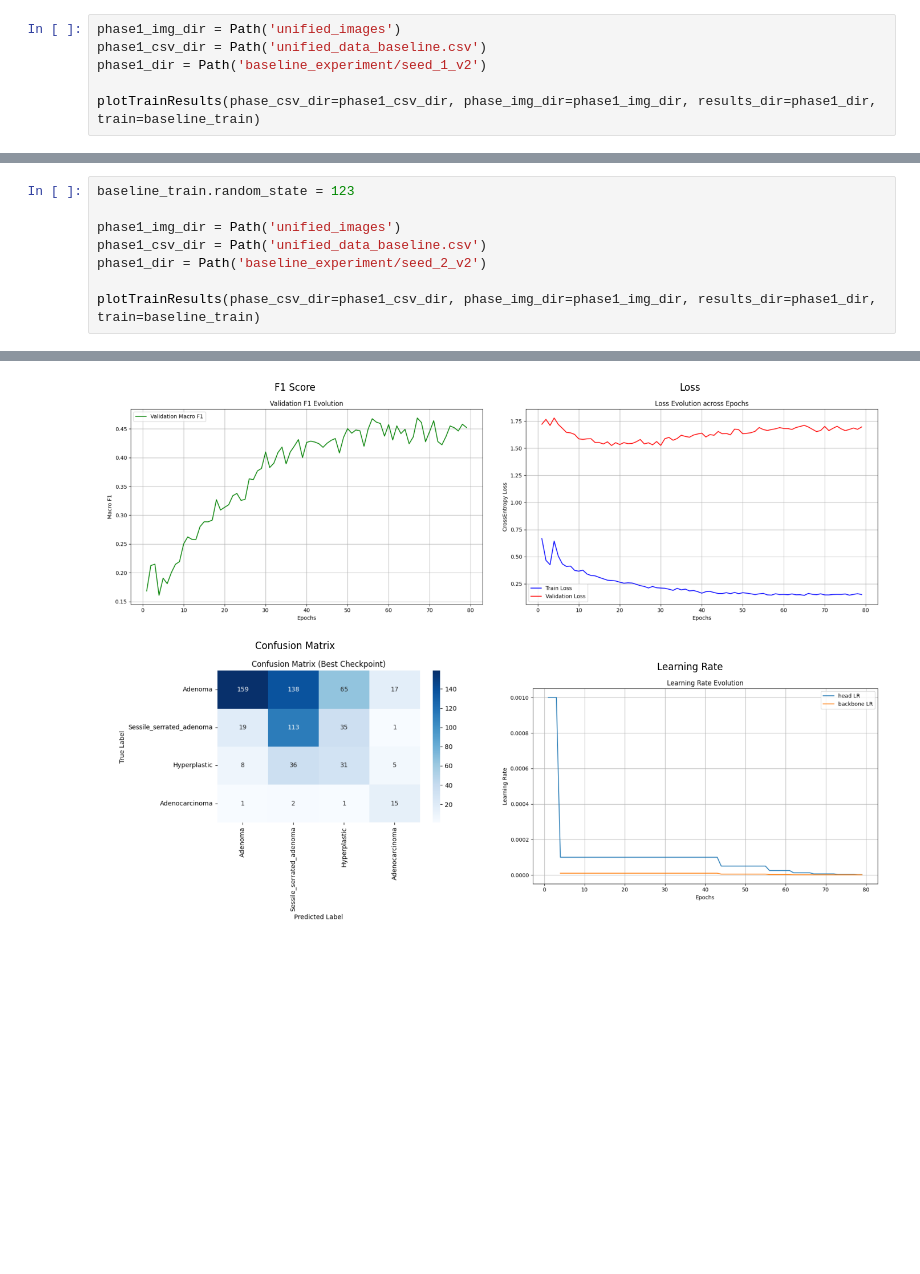
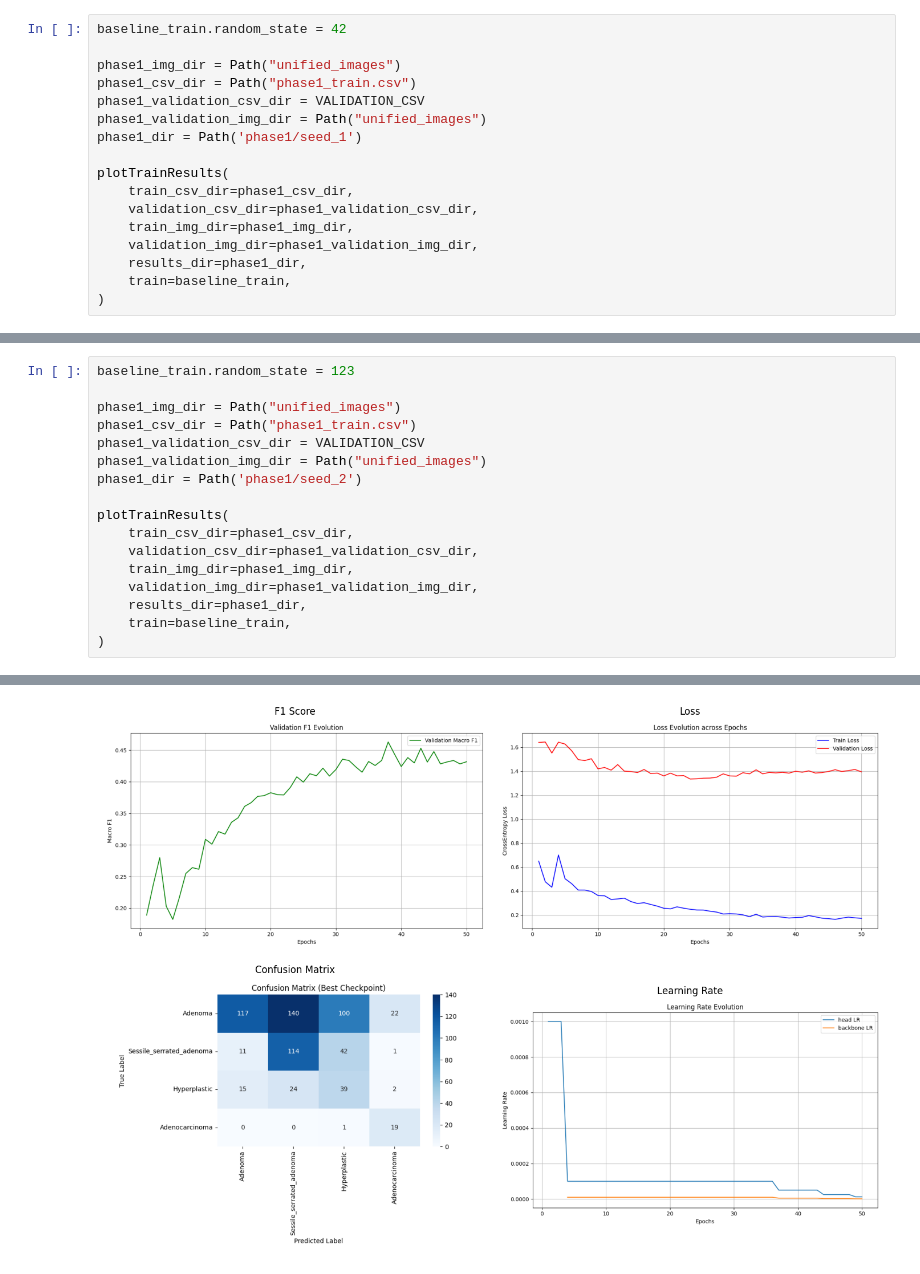
Before and after one commit to luismz14/TFG-DataCentric-AI, a Jupyter notebook: phase1.ipynb, the cells around one changed output, grey strips where cells are left out. Cells and saved outputs as stored; diff of their text form; blank space fills up the shorter version.

```diff
--- a/phase1.ipynb
+++ b/phase1.ipynb
@@ -9,7 +38,18 @@ baseline_train = BASELINE_CONFIG
 # %%
-phase1_img_dir = Path('unified_images')
-phase1_csv_dir = Path('unified_data_baseline.csv')
-phase1_dir = Path('baseline_experiment/seed_1_v2')
+baseline_train.random_state = 42
 
-plotTrainResults(phase_csv_dir=phase1_csv_dir, phase_img_dir=phase1_img_dir, results_dir=phase1_dir, train=baseline_train)
+phase1_img_dir = Path("unified_images")
+phase1_csv_dir = Path("phase1_train.csv")
+phase1_validation_csv_dir = VALIDATION_CSV
+phase1_validation_img_dir = Path("unified_images")
+phase1_dir = Path('phase1/seed_1')
+
+plotTrainResults(
+    train_csv_dir=phase1_csv_dir,
+    validation_csv_dir=phase1_validation_csv_dir,
+    train_img_dir=phase1_img_dir,
+    validation_img_dir=phase1_validation_img_dir,
+    results_dir=phase1_dir,
+    train=baseline_train,
+)
 # %% [output]
@@ -35,9 +98,18 @@ Sessile_serrated_adenoma     0.4187    0.6131    0.4976       168
 # %%
 baseline_train.random_state = 123
 
-phase1_img_dir = Path('unified_images')
-phase1_csv_dir = Path('unified_data_baseline.csv')
-phase1_dir = Path('baseline_experiment/seed_2_v2')
+phase1_img_dir = Path("unified_images")
+phase1_csv_dir = Path("phase1_train.csv")
+phase1_validation_csv_dir = VALIDATION_CSV
+phase1_validation_img_dir = Path("unified_images")
+phase1_dir = Path('phase1/seed_2')
 
-plotTrainResults(phase_csv_dir=phase1_csv_dir, phase_img_dir=phase1_img_dir, results_dir=phase1_dir, train=baseline_train)
+plotTrainResults(
+    train_csv_dir=phase1_csv_dir,
+    validation_csv_dir=phase1_validation_csv_dir,
+    train_img_dir=phase1_img_dir,
+    validation_img_dir=phase1_validation_img_dir,
+    results_dir=phase1_dir,
+    train=baseline_train,
+)
 # %% [output]
@@ -45 +140 @@ Cargando modelo guardado desde: C:\Users\luis\Documents\TFG - Data-Centric AI\re
-[figure, old version]
+[figure, new version]
```
Also changed, not shown: parts of 7 cells of this notebook, 16 other files.
